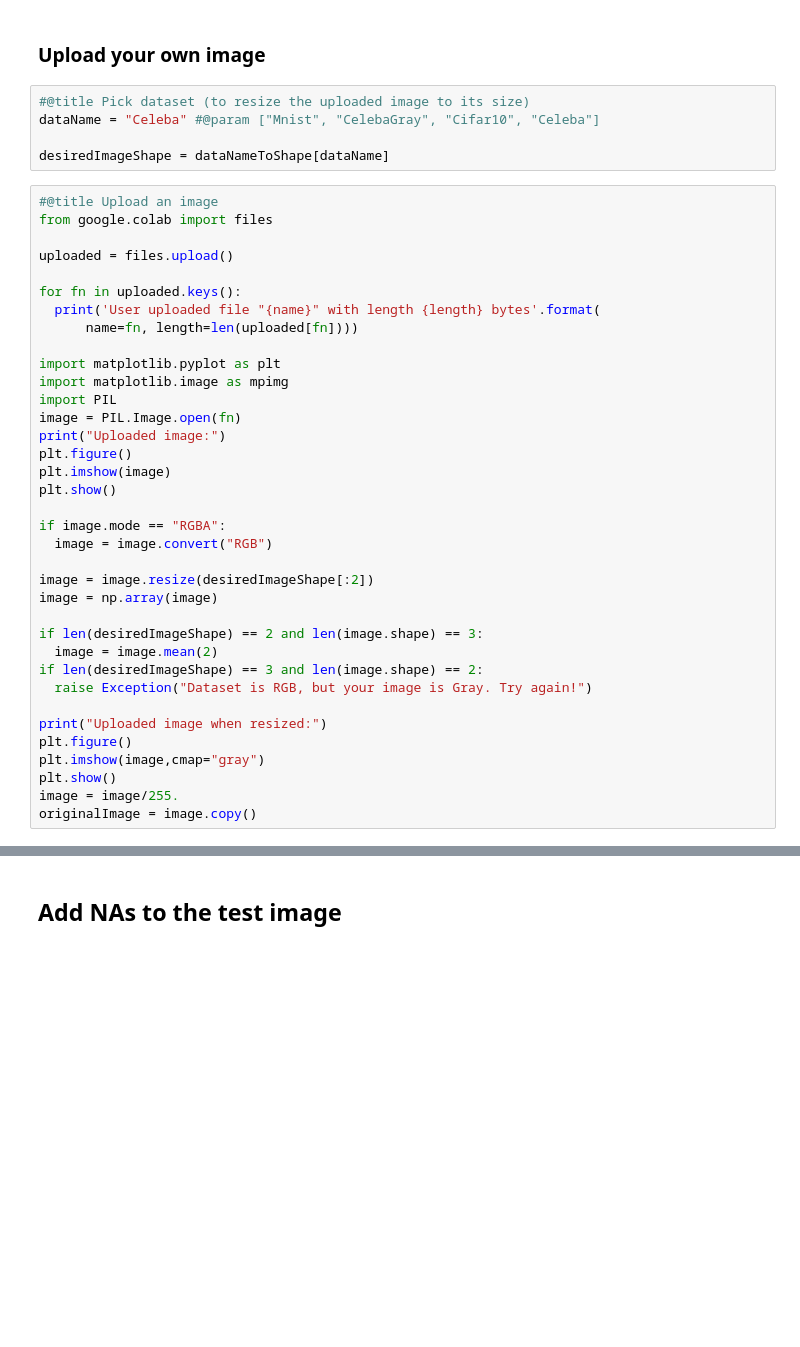
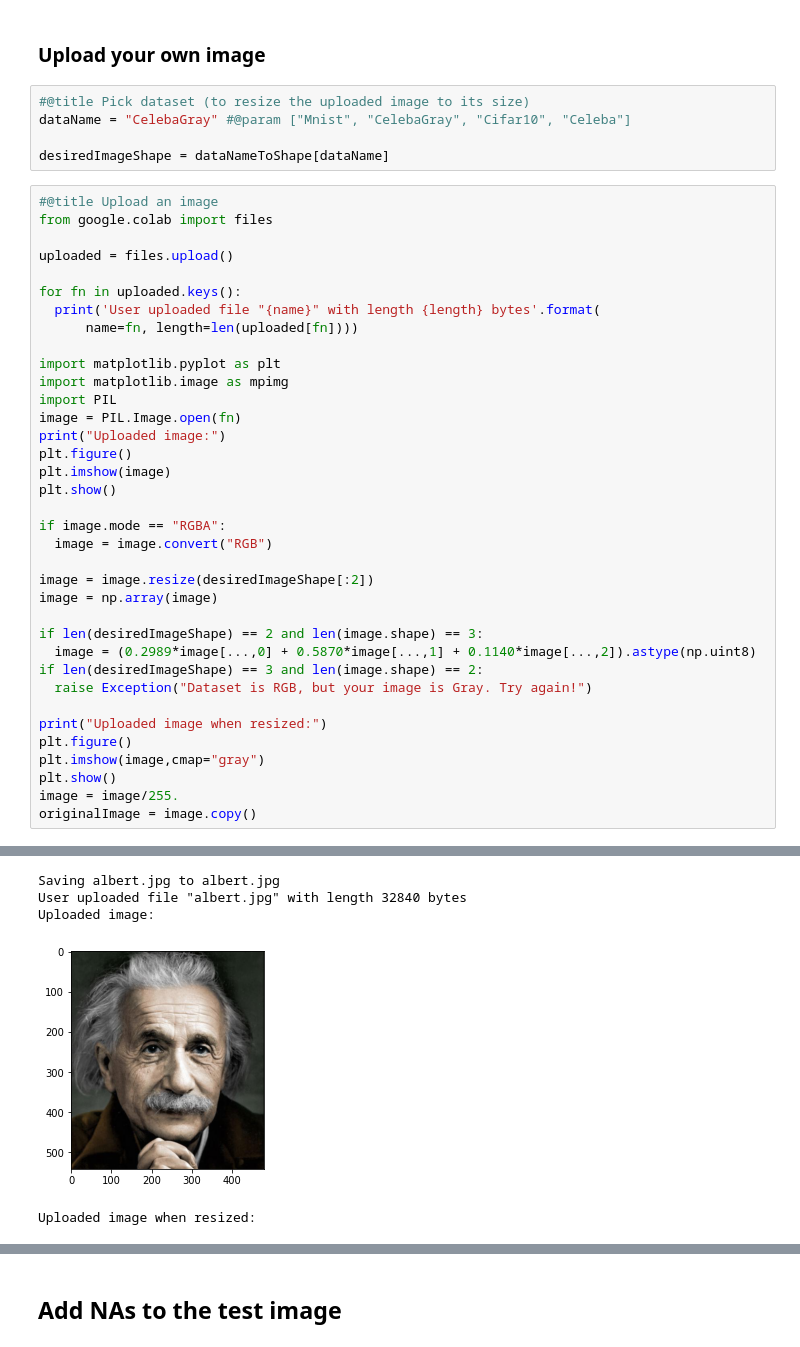
Before and after one commit to aciobanusebi/mle-inpainting, a Jupyter notebook: clean_mle_inpainting_small_medium.ipynb, the cells around one changed output, grey strips where cells are left out. Saved outputs shown, nothing was run; the diff lists cells and outputs as text; blank space fills up the shorter version.

```diff
--- a/clean_mle_inpainting_small_medium.ipynb
+++ b/clean_mle_inpainting_small_medium.ipynb
@@ -2872,7 +2868,7 @@ originalImage = image.copy()
 ### Upload your own image
 # %%
 #@title Pick dataset (to resize the uploaded image to its size)
-dataName = "Celeba" #@param ["Mnist", "CelebaGray", "Cifar10", "Celeba"]
+dataName = "CelebaGray" #@param ["Mnist", "CelebaGray", "Cifar10", "Celeba"]
 
 desiredImageShape = dataNameToShape[dataName]
 # %%
@@ -2901,7 +2897,7 @@ image = image.resize(desiredImageShape[:2])
 image = np.array(image)
 
 if len(desiredImageShape) == 2 and len(image.shape) == 3:
-  image = image.mean(2)
+  image = (0.2989*image[...,0] + 0.5870*image[...,1] + 0.1140*image[...,2]).astype(np.uint8)
 if len(desiredImageShape) == 3 and len(image.shape) == 2:
   raise Exception("Dataset is RGB, but your image is Gray. Try again!")
 
@@ -2911,3 +2907,4 @@ plt.imshow(image,cmap="gray")
 plt.show()
 image = image/255.
 originalImage = image.copy()
+# %% [output]
@@ -2913,0 +2912,5 @@ originalImage = image.copy()
+Saving albert.jpg to albert.jpg
+User uploaded file "albert.jpg" with length 32840 bytes
+Uploaded image:
+[figure, added]
+Uploaded image when resized:
```
Also changed, not shown: parts of 5 cells of this notebook.
